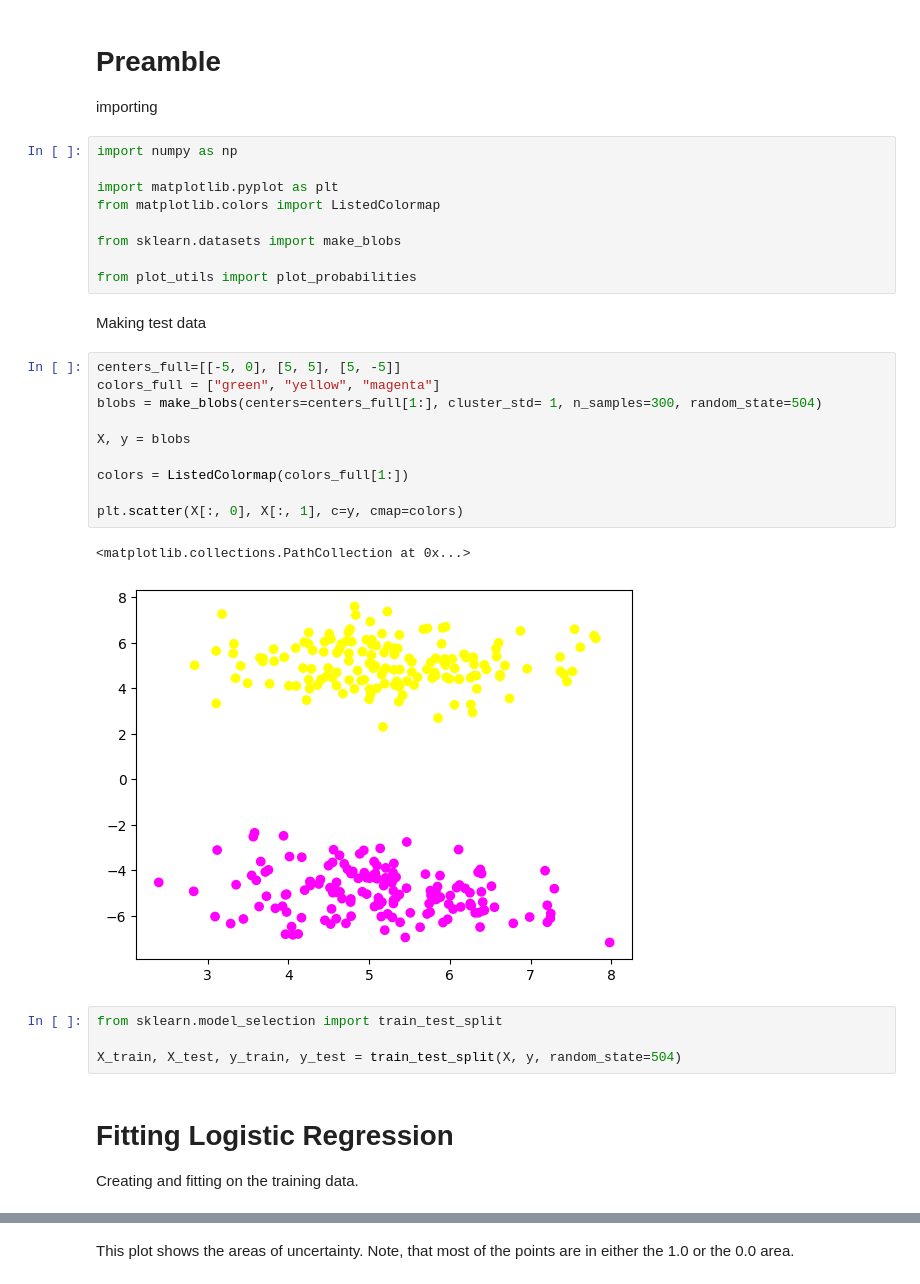
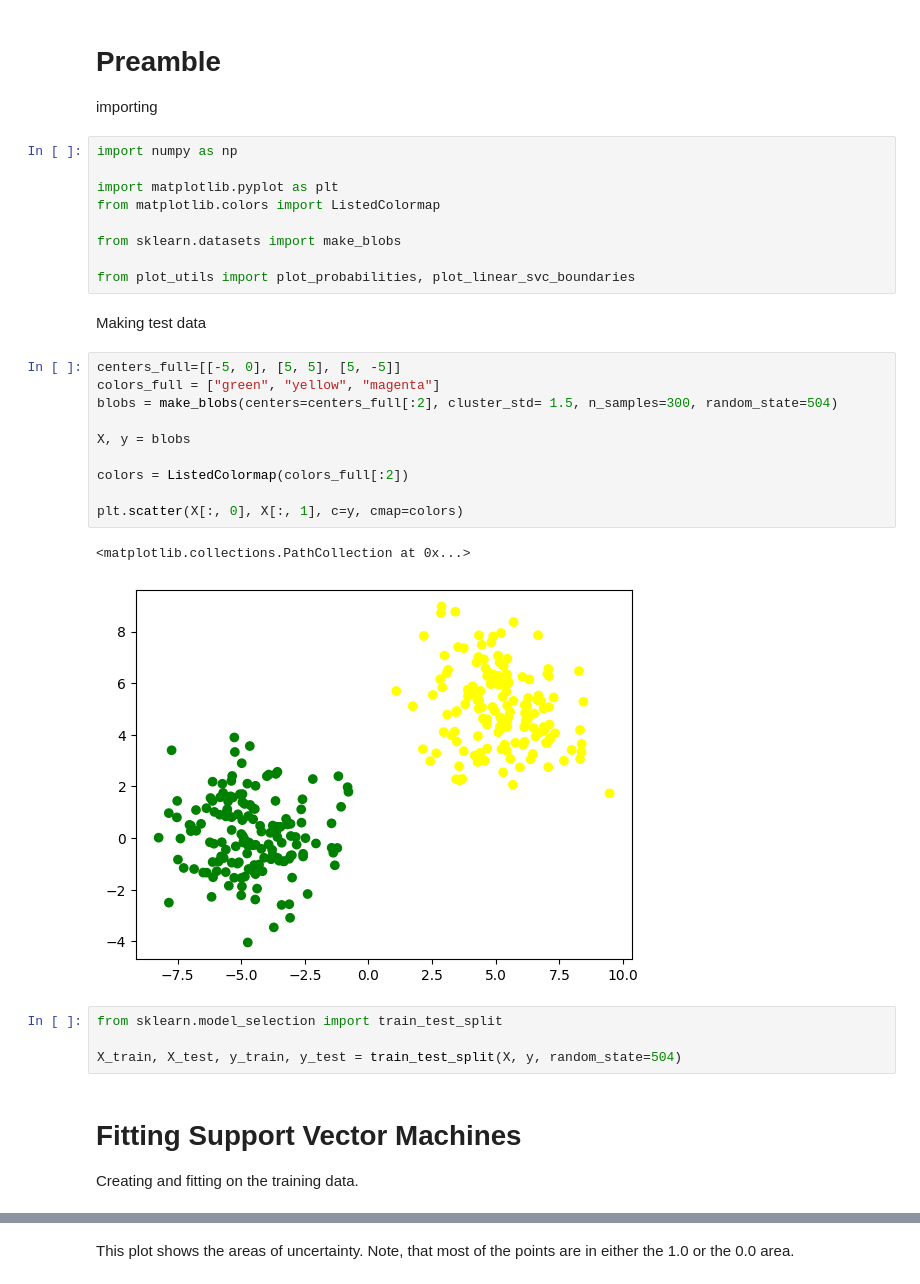
Before and after one commit to olehougaard/mal1-a23, a Jupyter notebook: session7/support vector machines.ipynb, the cells around one changed output, grey strips where cells are left out. Saved outputs shown, nothing was run; the diff lists cells and outputs as text.

```diff
--- a/session7/support vector machines.ipynb
+++ b/session7/support vector machines.ipynb
@@ -10,28 +10,28 @@ from matplotlib.colors import ListedColormap
 
 from sklearn.datasets import make_blobs
 
-from plot_utils import plot_probabilities
+from plot_utils import plot_probabilities, plot_linear_svc_boundaries
 # %% [markdown]
 Making test data
 # %%
 centers_full=[[-5, 0], [5, 5], [5, -5]]
 colors_full = ["green", "yellow", "magenta"]
-blobs = make_blobs(centers=centers_full[1:], cluster_std= 1, n_samples=300, random_state=504)
+blobs = make_blobs(centers=centers_full[:2], cluster_std= 1.5, n_samples=300, random_state=504)
 
 X, y = blobs
 
-colors = ListedColormap(colors_full[1:])
+colors = ListedColormap(colors_full[:2])
 
 plt.scatter(X[:, 0], X[:, 1], c=y, cmap=colors)
 # %% [output]
 <matplotlib.collections.PathCollection at 0x...>
-[figure, old version]
+[figure, new version]
 # %%
 from sklearn.model_selection import train_test_split
 
 X_train, X_test, y_train, y_test = train_test_split(X, y, random_state=504)
 # %% [markdown]
-# Fitting Logistic Regression
+# Fitting Support Vector Machines
 
 Creating and fitting on the training data.
 # %%
```
Also changed, not shown: parts of 56 cells of this notebook, 3 other files.
